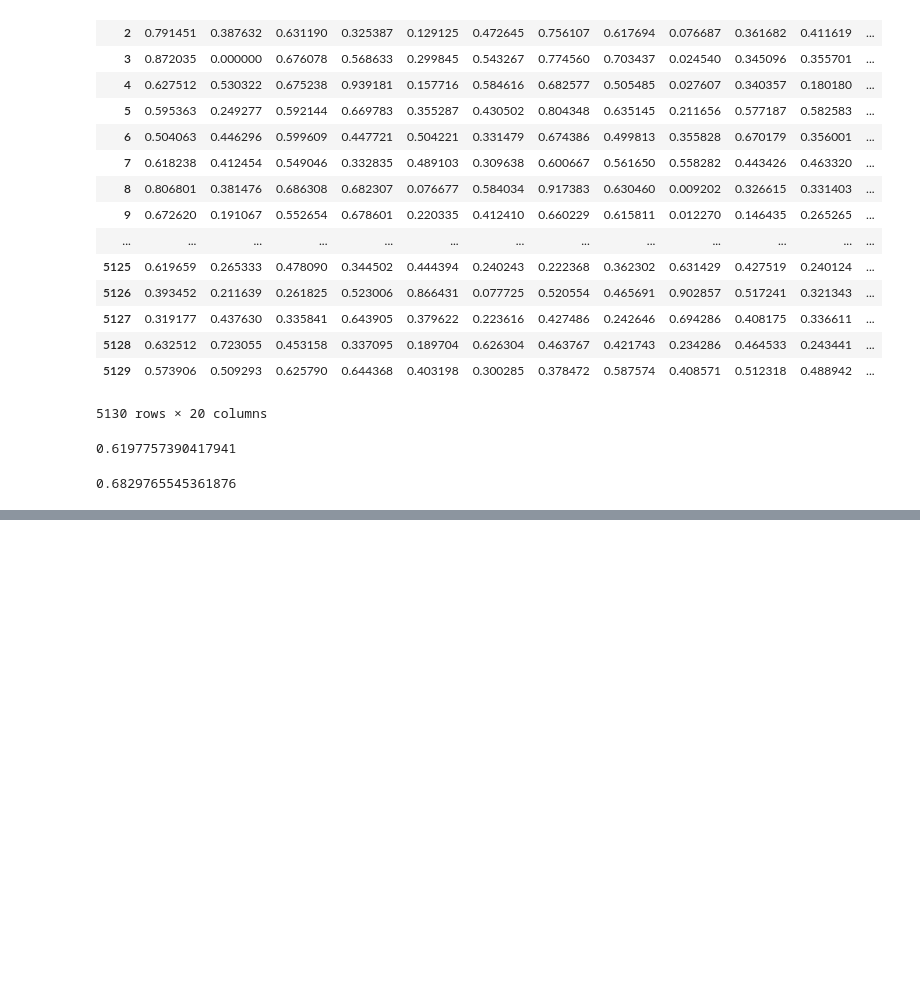
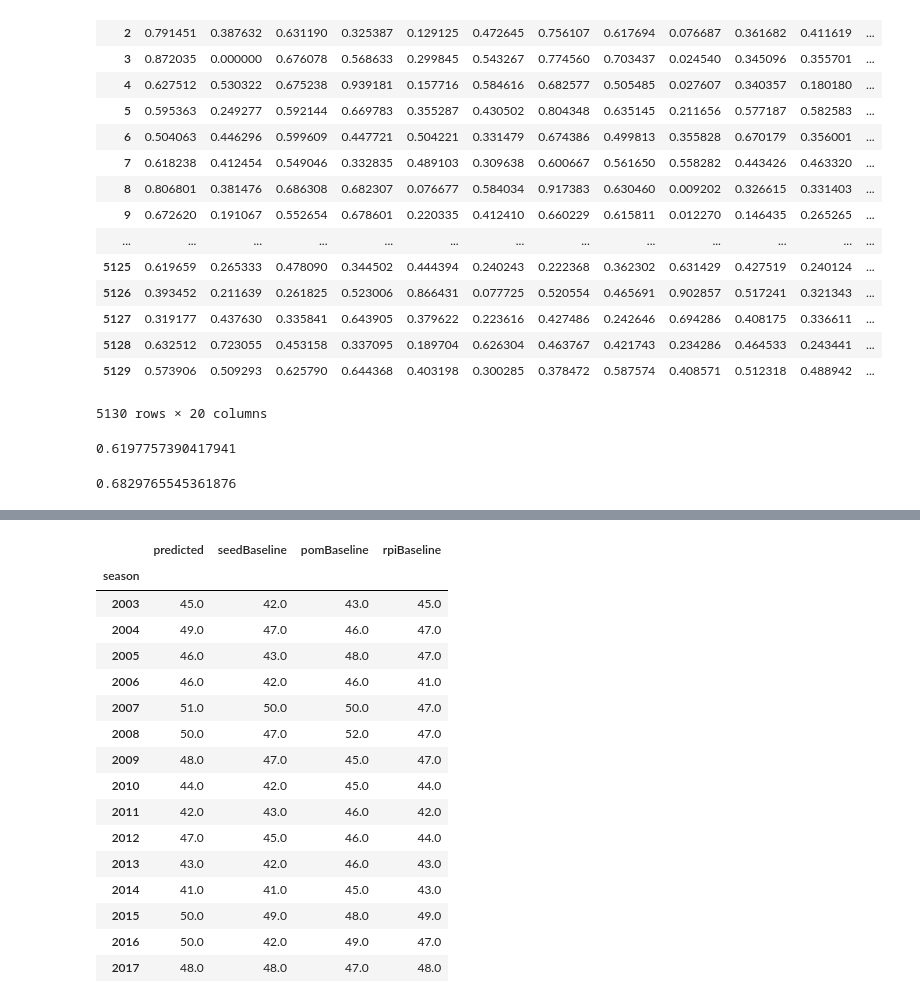
Before and after one commit to dlernz/march_madness, a Jupyter notebook: Predicting March Madness Games using Random Forests.ipynb, the cells around one changed output, grey strips where cells are left out. Cells and saved outputs as stored; diff of their text form; code cells hidden in the pictures; blank space fills up the shorter version.

```diff
--- a/Predicting March Madness Games using Random Forests.ipynb
+++ b/Predicting March Madness Games using Random Forests.ipynb
@@ -972,0 +962,21 @@ matchDF[matchDF["predicted"]]
+# %%
+# all
+matchDF.groupby('season')["predicted", "seedBaseline", "pomBaseline", "rpiBaseline"].agg('sum')
+# %% [output]
+|  | predicted | seedBaseline | pomBaseline | rpiBaseline |
+| season |  |  |  |  |
+| 2003 | 45.0 | 42.0 | 43.0 | 45.0 |
+| 2004 | 49.0 | 47.0 | 46.0 | 47.0 |
+| 2005 | 46.0 | 43.0 | 48.0 | 47.0 |
+| 2006 | 46.0 | 42.0 | 46.0 | 41.0 |
+| 2007 | 51.0 | 50.0 | 50.0 | 47.0 |
+| 2008 | 50.0 | 47.0 | 52.0 | 47.0 |
+| 2009 | 48.0 | 47.0 | 45.0 | 47.0 |
+| 2010 | 44.0 | 42.0 | 45.0 | 44.0 |
+| 2011 | 42.0 | 43.0 | 46.0 | 42.0 |
+| 2012 | 47.0 | 45.0 | 46.0 | 44.0 |
+| 2013 | 43.0 | 42.0 | 46.0 | 43.0 |
+| 2014 | 41.0 | 41.0 | 45.0 | 43.0 |
+| 2015 | 50.0 | 49.0 | 48.0 | 49.0 |
+| 2016 | 50.0 | 42.0 | 49.0 | 47.0 |
+| 2017 | 48.0 | 48.0 | 47.0 | 48.0 |
```
Also changed, not shown: parts of 10 cells of this notebook.
